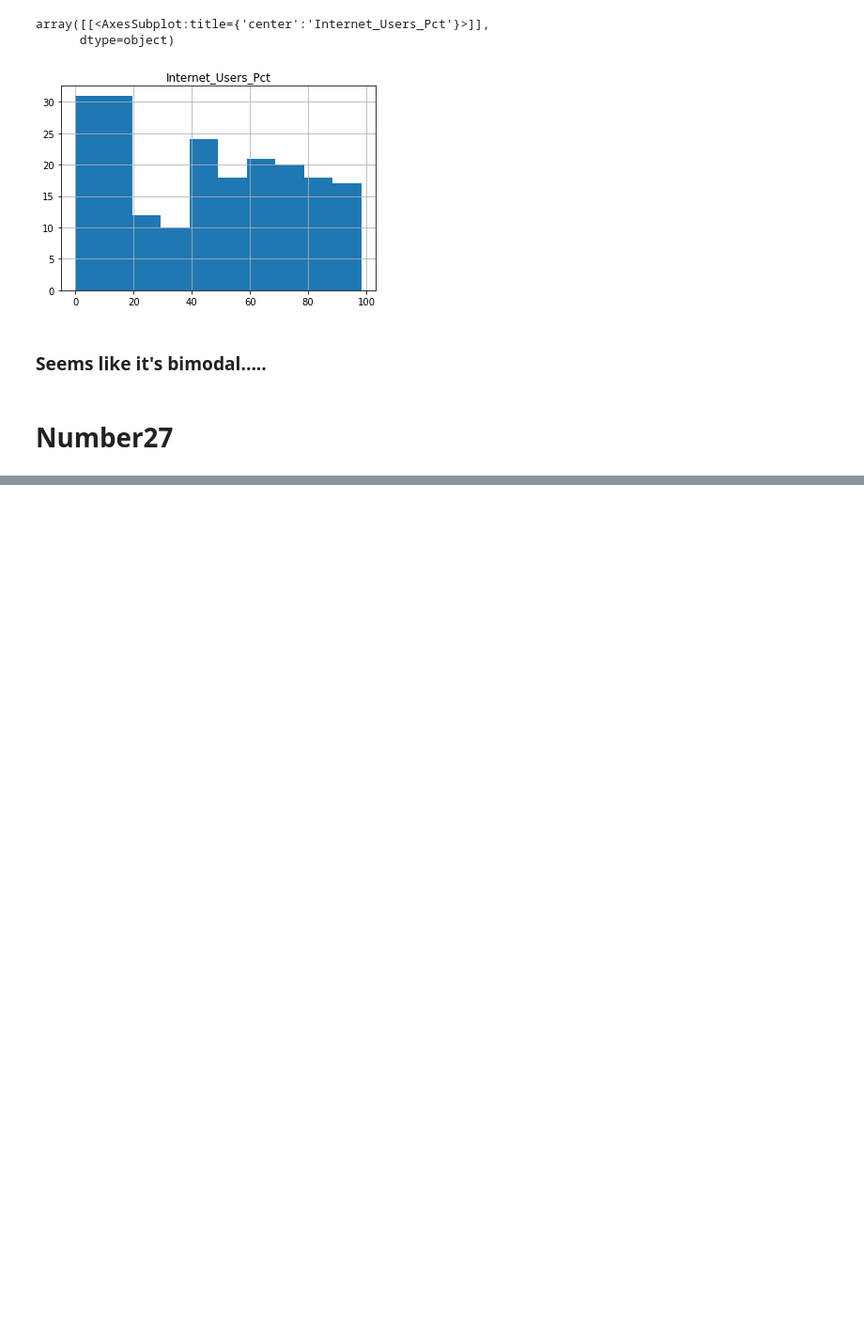
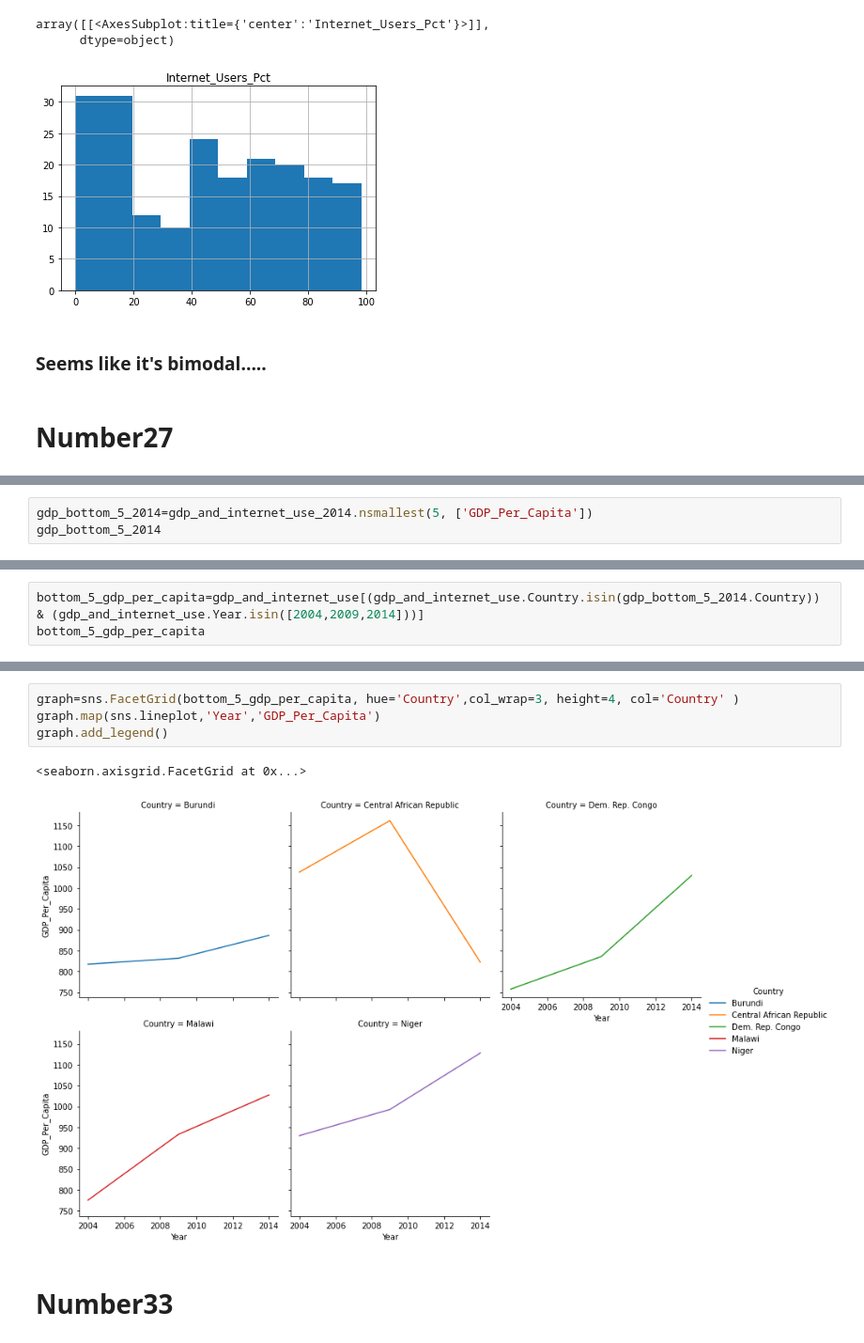
Before and after one commit to NSS-Data-Analytics-Cohort-7/gdp-and-internet-usage-sgoolsby88, a Jupyter notebook: Notebook/gdp_and_internet_usage.ipynb, the cells around one changed output, grey strips where cells are left out. Shown at 94% size. Saved outputs shown, nothing was run; the diff lists cells and outputs as text; blank space fills up the shorter version.

```diff
--- a/Notebook/gdp_and_internet_usage.ipynb
+++ b/Notebook/gdp_and_internet_usage.ipynb
@@ -455,0 +453,3 @@ graph.map(plt.bar,'Country', 'GDP_Per_Capita')
+# %%
+gdp_bottom_5_2014=gdp_and_internet_use_2014.nsmallest(5, ['GDP_Per_Capita'])
+gdp_bottom_5_2014
@@ -455,0 +463,3 @@ graph.map(plt.bar,'Country', 'GDP_Per_Capita')
+# %%
+bottom_5_gdp_per_capita=gdp_and_internet_use[(gdp_and_internet_use.Country.isin(gdp_bottom_5_2014.Country)) & (gdp_and_internet_use.Year.isin([2004,2009,2014]))]
+bottom_5_gdp_per_capita
@@ -455,0 +483,9 @@ graph.map(plt.bar,'Country', 'GDP_Per_Capita')
+# %%
+graph=sns.FacetGrid(bottom_5_gdp_per_capita, hue='Country',col_wrap=3, height=4, col='Country' )
+graph.map(sns.lineplot,'Year','GDP_Per_Capita')
+graph.add_legend()
+# %% [output]
+<seaborn.axisgrid.FacetGrid at 0x...>
+[figure, added]
+# %% [markdown]
+# Number33
```
Also changed, not shown: parts of 42 cells of this notebook.
